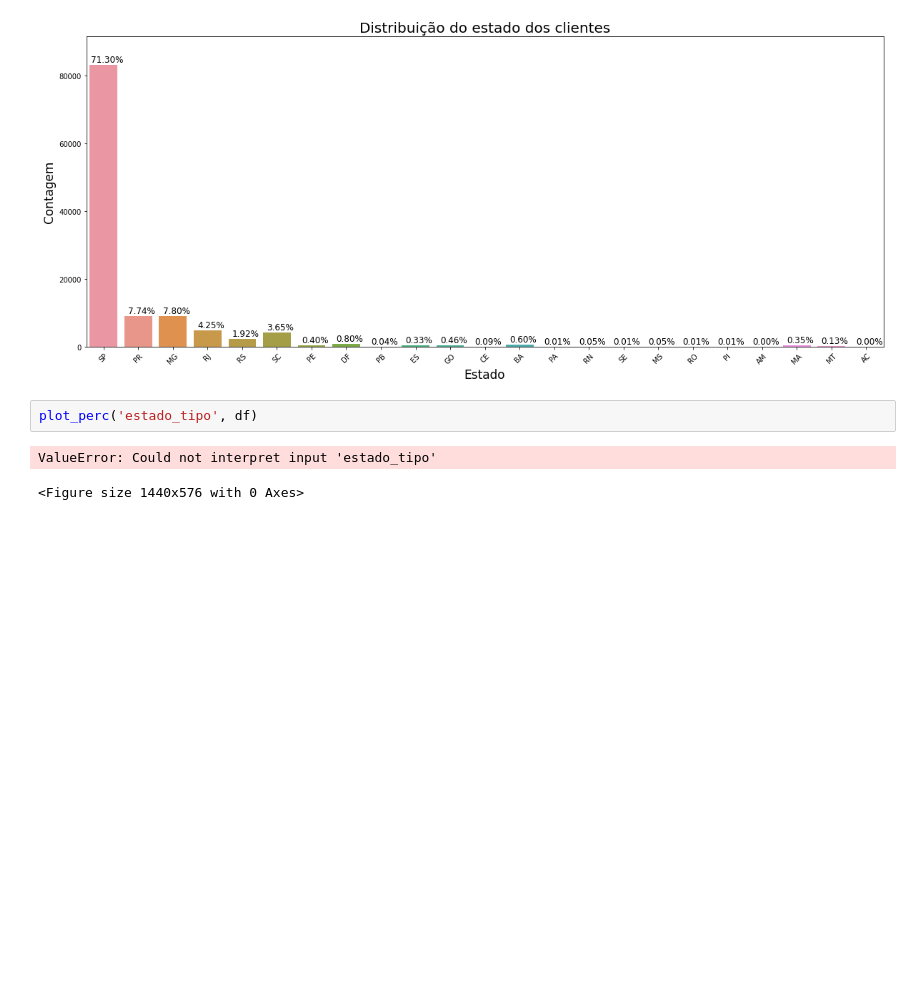
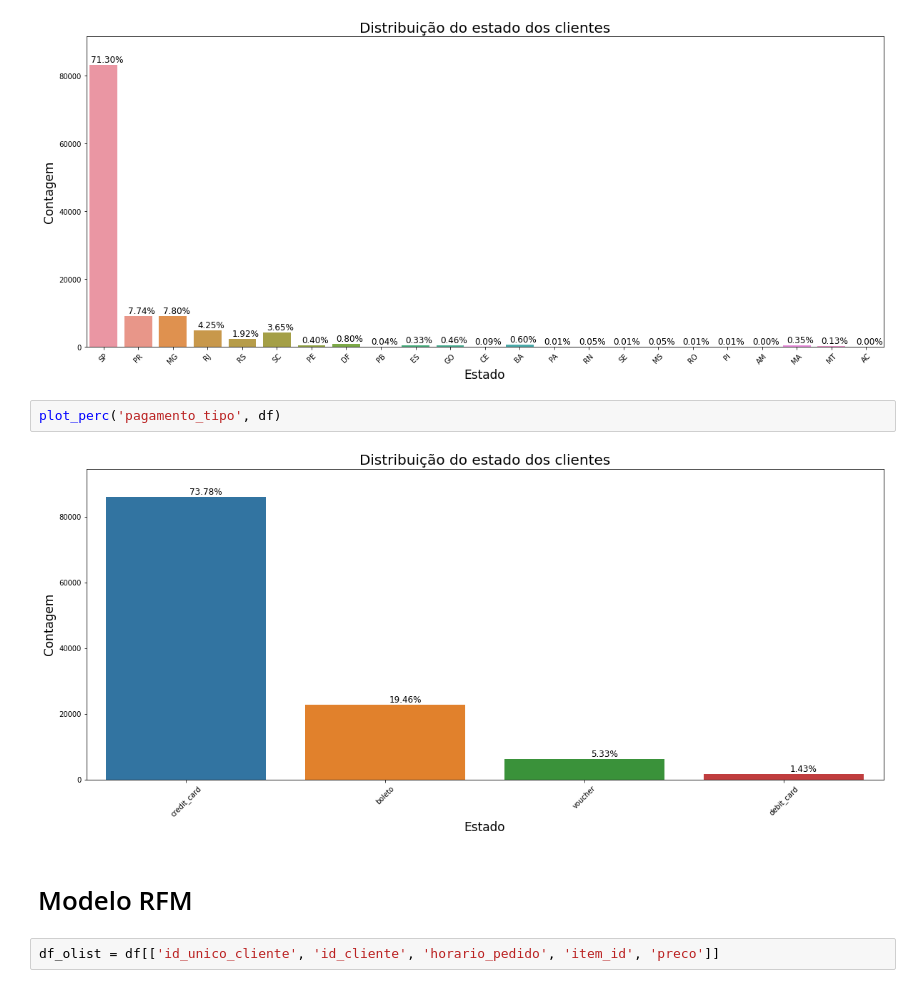
Before and after one commit to thayannefranca/Segmentacao_de_Clientes, a Jupyter notebook: clusterizacao.ipynb, the cells around one changed output. Saved outputs shown, nothing was run; the diff lists cells and outputs as text; blank space fills up the shorter version.

Commit message:
Modelo RFM no marketing digital

```diff
--- a/clusterizacao.ipynb
+++ b/clusterizacao.ipynb
@@ -69,7 +69,10 @@ plot_perc('estado_vendedor', df)
 # %% [output]
 [figure]
 # %%
-plot_perc('estado_tipo', df)
+plot_perc('pagamento_tipo', df)
 # %% [output]
-ValueError: Could not interpret input 'estado_tipo'
-<Figure size 1440x576 with 0 Axes>
+[figure, added]
+# %% [markdown]
+# Modelo RFM
+# %%
+df_olist = df[['id_unico_cliente', 'id_cliente', 'horario_pedido', 'item_id', 'preco']]
```
Also changed, not shown: parts of 5 cells of this notebook.
